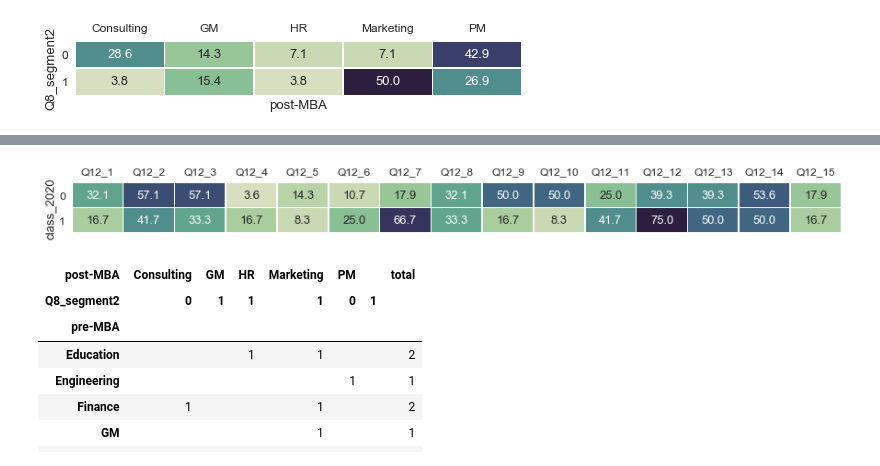
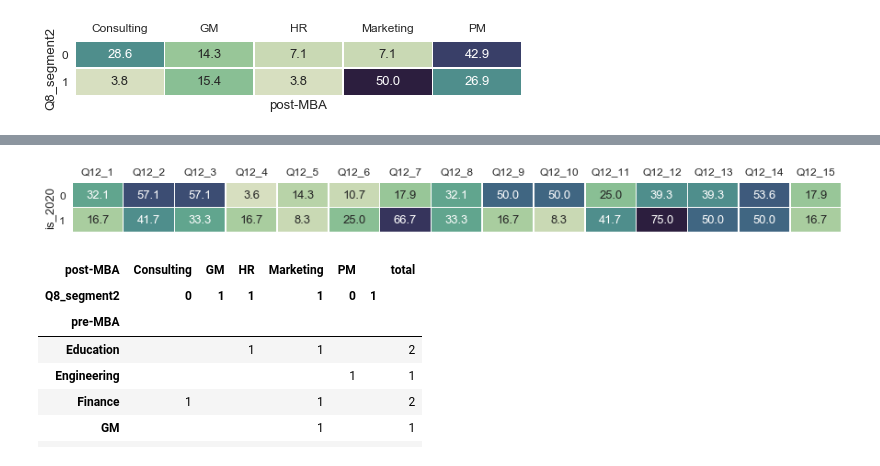
Before and after one commit to kl884/COVID-19-Test-Positive-Rate, a Jupyter notebook: SPMI (not related to COVID-19)/SPMI Survey.ipynb, the cells around one changed output, grey strips where cells are left out. Cells and saved outputs as stored; diff of their text form; code cells hidden in the pictures.

```diff
--- a/SPMI (not related to COVID-19)/SPMI Survey.ipynb
+++ b/SPMI (not related to COVID-19)/SPMI Survey.ipynb
@@ -584,7 +576,7 @@ if df['Progress'].min() < 100:
 
 # Remove unnecessary or confidential info
 duration_sec= df['Duration__in_seconds_'].copy()
-df= df.iloc[:, df.columns.get_loc('reward'):df.columns.get_loc('Q26')+1]
+df= df.iloc[:, df.columns.get_loc('Q2'):df.columns.get_loc('Q26')+1]
 df['duration_min']= duration_sec/60
 
 # Rename the demographics
@@ -1056,7 +1047,7 @@ groupby_pct(Q12, segment= Q8_cluster2['Q8_segment2'], figsize= (14,1))
 # Analysis by Graduation Year
 # %%
 # Create a dummy variable for class of 2020 (graduating class)
-df['class_2020']= (df['class'] == '2020').astype(int)
+df['is_2020']= (df['class'] == '2020').astype(int)
 # %%
 # Fisher's exact test with Q8_segment2
 # Use Fisher's test here because the sample size is small
@@ -1439,7 +1430,7 @@ groupby_pct(SPMI[Q10.columns.values], segment= SPMI['class_2020'], figsize= (13,
 # %%
 # Q12 proportion by class in SPMI
-groupby_pct(SPMI[Q12.columns.values], segment= SPMI['class_2020'], figsize= (15,1))
+groupby_pct(SPMI[Q12.columns.values], segment= SPMI['is_2020'], figsize= (15,1))
 # %% [output]
-[figure, old version]
+[figure, new version]
 # %%
 # Class of 2020 SPMI by career
```
Also changed, not shown: parts of 35 cells of this notebook, 1 other file.
